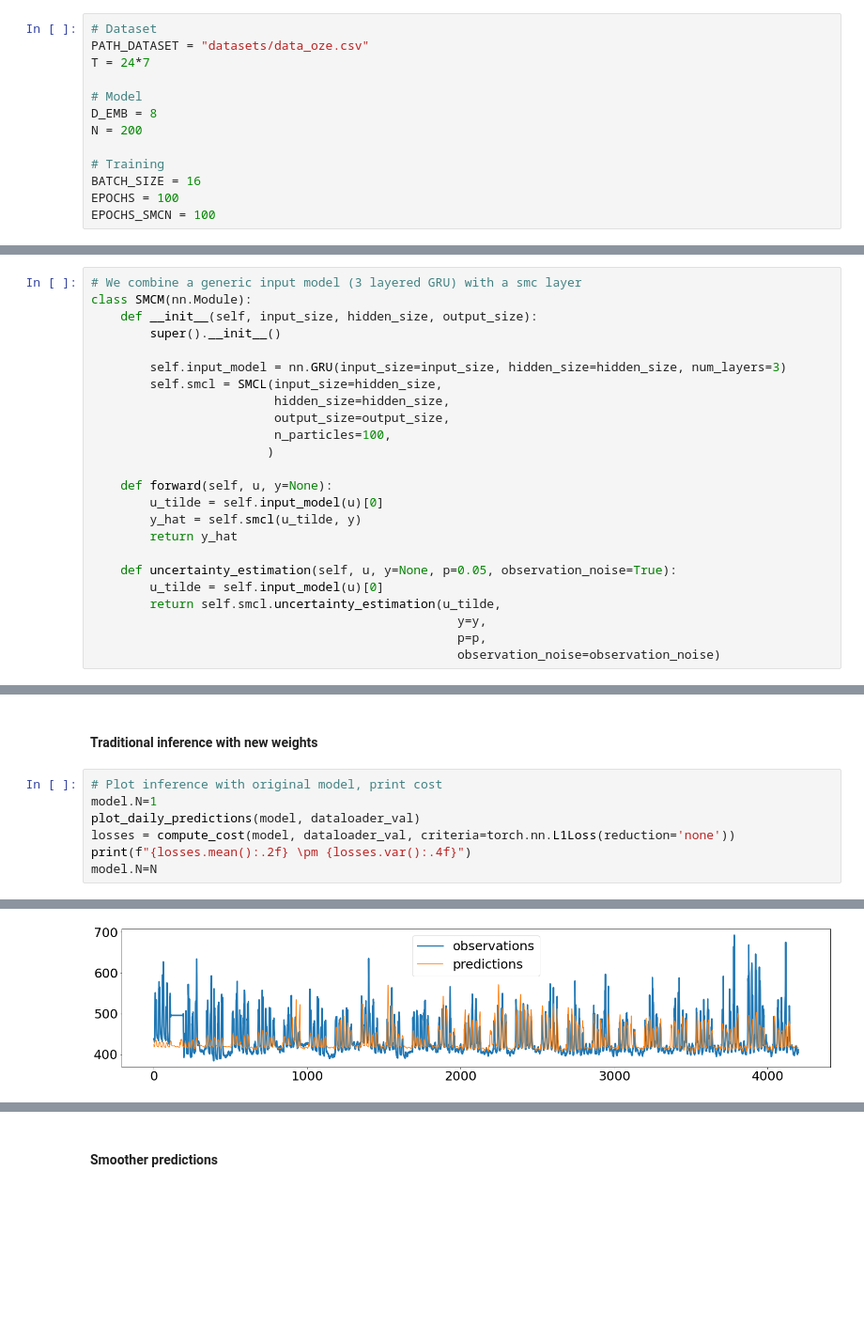
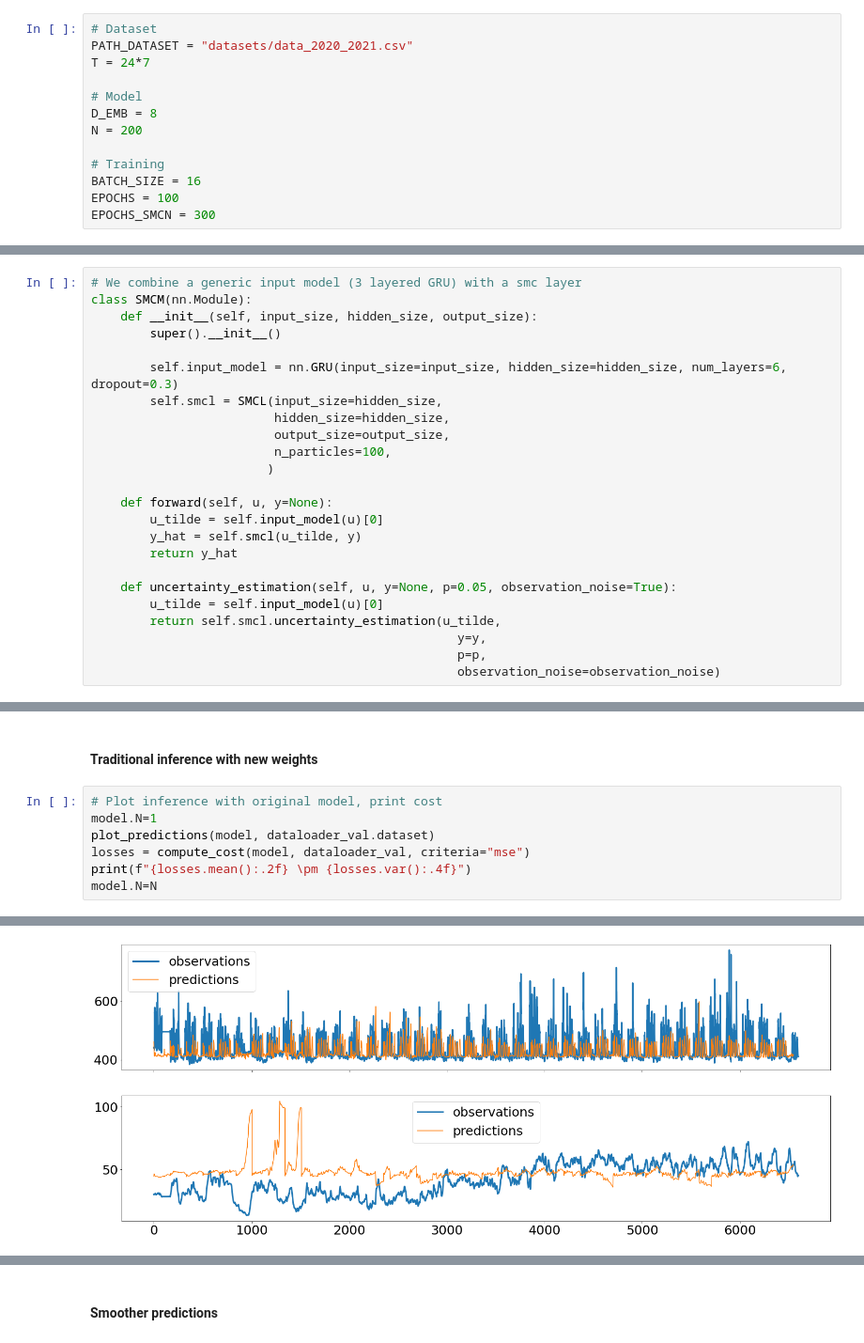
Before and after one commit to maxjcohen/SMCL, a Jupyter notebook: demo.ipynb, the cells around one changed output, grey strips where cells are left out. Shown at 94% size. Drawn from its saved outputs; the diff is of its cells as text; blank space fills up the shorter version.

```diff
--- a/demo.ipynb
+++ b/demo.ipynb
@@ -38,7 +35,7 @@ plt.rcParams.update({
 bar = LitProgressBar()
 # %%
 # Dataset
-PATH_DATASET = "datasets/data_oze.csv"
+PATH_DATASET = "datasets/data_2020_2021.csv"
 T = 24*7
 
 # Model
@@ -48,7 +45,7 @@ N = 200
 # Training
 BATCH_SIZE = 16
 EPOCHS = 100
-EPOCHS_SMCN = 100
+EPOCHS_SMCN = 300
 # %% [markdown]
 ## Dataset
 # %% [markdown]
@@ -92,7 +89,7 @@ class SMCM(nn.Module):
     def __init__(self, input_size, hidden_size, output_size):
         super().__init__()
 
-        self.input_model = nn.GRU(input_size=input_size, hidden_size=hidden_size, num_layers=3)
+        self.input_model = nn.GRU(input_size=input_size, hidden_size=hidden_size, num_layers=6, dropout=0.3)
         self.smcl = SMCL(input_size=hidden_size,
                          hidden_size=hidden_size,
                          output_size=output_size,
@@ -262,8 +256,8 @@ idx_out = 0
 # %%
 # Plot inference with original model, print cost
 model.N=1
-plot_daily_predictions(model, dataloader_val)
-losses = compute_cost(model, dataloader_val, criteria=torch.nn.L1Loss(reduction='none'))
+plot_predictions(model, dataloader_val.dataset)
+losses = compute_cost(model, dataloader_val, criteria="mse")
 print(f"{losses.mean():.2f} \pm {losses.var():.4f}")
 model.N=N
 # %% [output]
@@ -271 +265 @@ model.N=N
-[figure, old version]
+[figure, new version]
```
Also changed, not shown: parts of 15 cells of this notebook.
